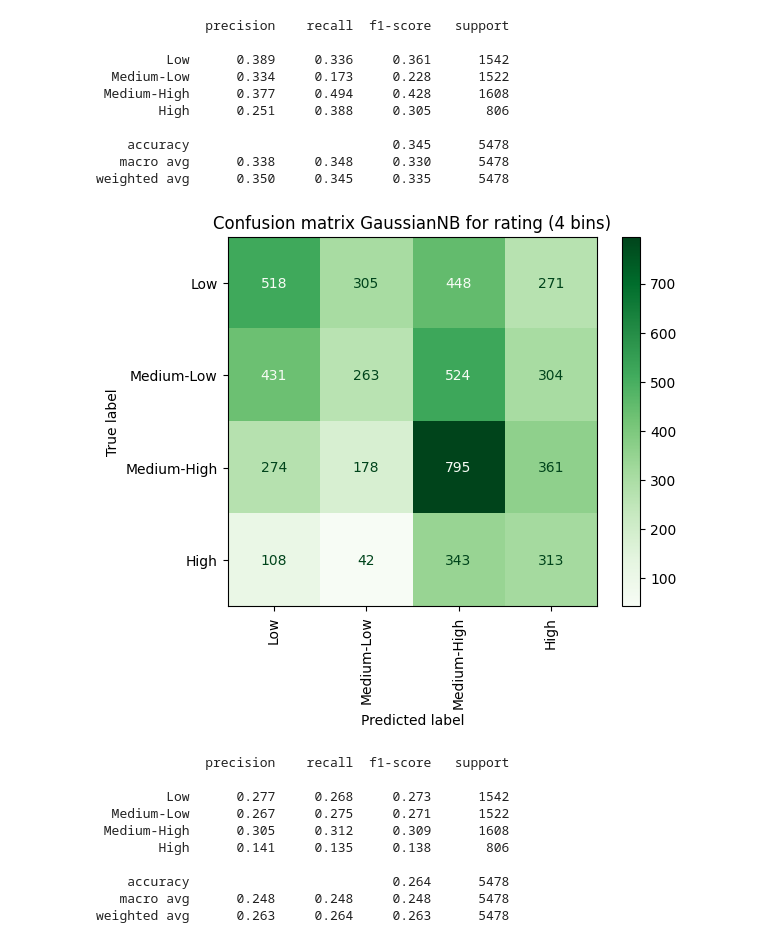
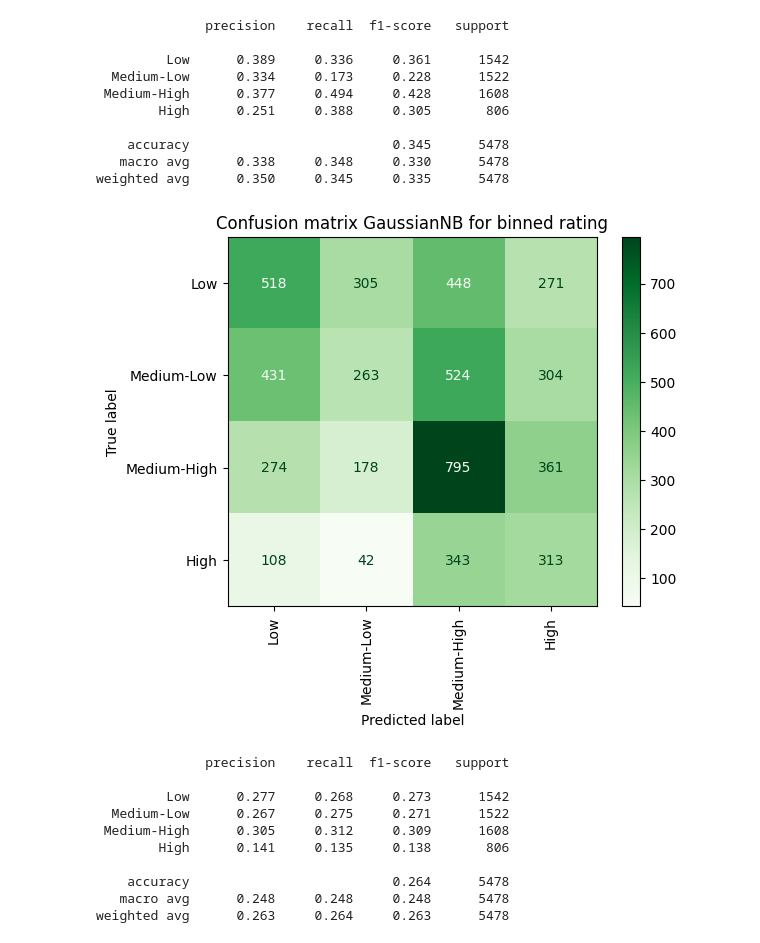
Before and after one commit to g-fabiani4-unipi/dm1_project, a Jupyter notebook: src/naive_bayes.ipynb, the cells around one changed output. Saved outputs shown, nothing was run; the diff lists cells and outputs as text; code cells hidden in the pictures.

```diff
--- a/src/naive_bayes.ipynb
+++ b/src/naive_bayes.ipynb
@@ -715,14 +788,22 @@ print(classification_report(
    macro avg      0.338     0.348     0.330      5478
 weighted avg      0.350     0.345     0.335      5478
 # %%
-ConfusionMatrixDisplay.from_predictions(y_pred=y_pred, y_true=y_test,
-                                        xticks_rotation=90,
-                                        cmap='Greens',
-                                        display_labels=class_labels)
-plt.title("Confusion matrix GaussianNB for rating (4 bins)")
+# save y_ pred for later plotting
+y_pred_gnb = y_pred
+
+ConfusionMatrixDisplay.from_predictions(
+    y_pred=y_pred_gnb,
+    y_true=y_test,
+    xticks_rotation=90,
+    cmap='Greens',
+    display_labels=class_labels,
+)
+plt.title("Confusion matrix GaussianNB for binned rating")
+plt.xlabel("Predicted label")
+plt.ylabel("True label")
 plt.show()
 # %% [output]
-[figure, old version]
+[figure, new version]
 # %%
 dummy_clf = DummyClassifier(strategy='stratified', random_state=42)
 dummy_clf.fit(X_numeric, y_train)
```
Also changed, not shown: parts of 13 cells of this notebook, 9 other files.
